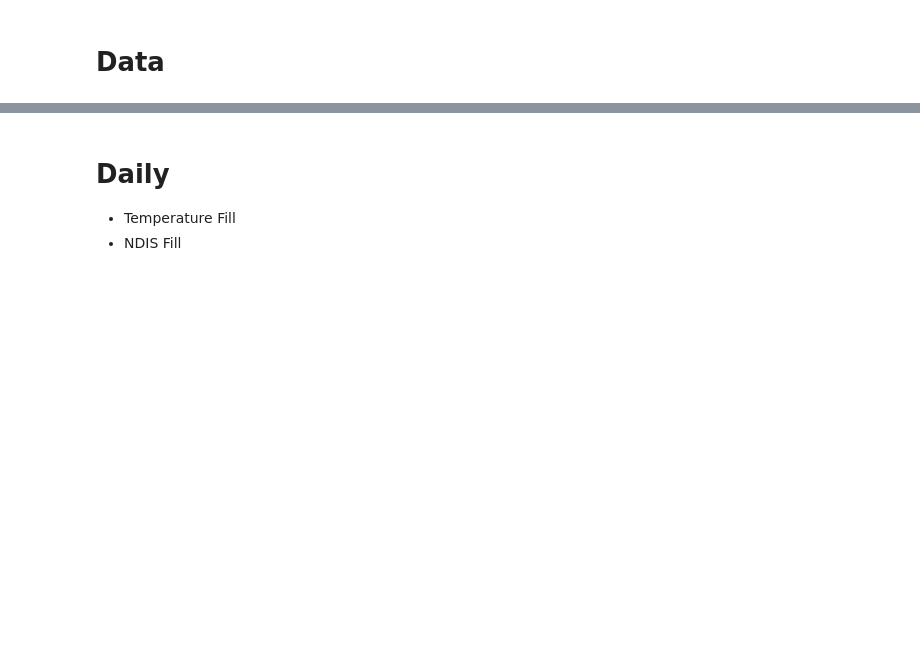
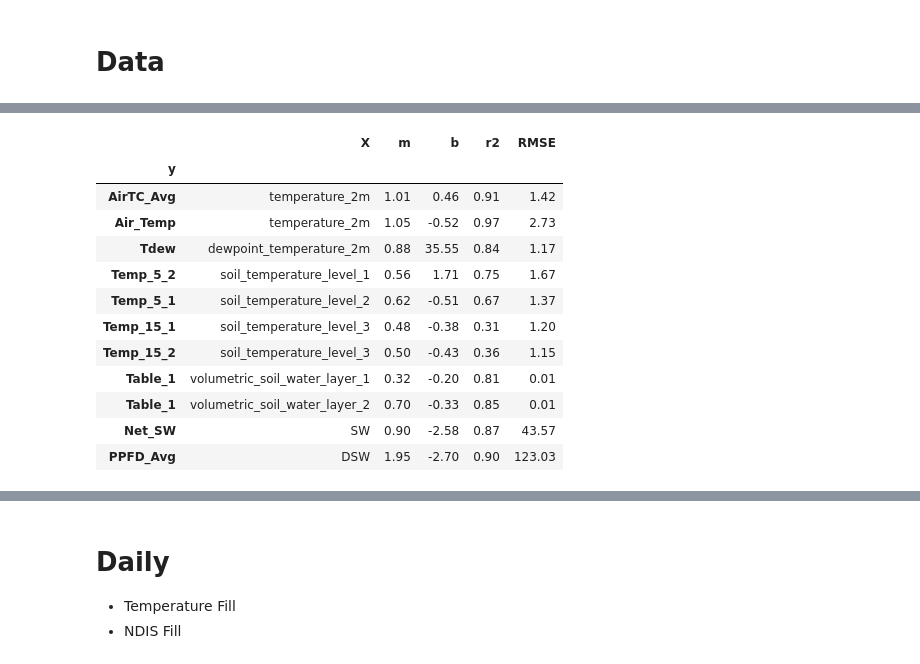
Before and after one commit to June-Skeeter/FishIsland_Flux_Analysis, a Jupyter notebook: FluxProcessing/FishIsland_AWS_Temporal_Upscale.ipynb, the cells around one changed output, grey strips where cells are left out. Cells and saved outputs as stored; diff of their text form; code cells hidden in the pictures; blank space fills up the shorter version.

```diff
--- a/FluxProcessing/FishIsland_AWS_Temporal_Upscale.ipynb
+++ b/FluxProcessing/FishIsland_AWS_Temporal_Upscale.ipynb
@@ -733,0 +621,12 @@ Data['MM-DD'] = Data.index.strftime('%m-%d')
+# %%
+a,b='AirTC_Avg','Air_Temp'
+DNA = Data[[a,b]].dropna()
+print(metrics.r2_score(DNA[a],DNA[b]))
+print(metrics.mean_squared_error(DNA[a],DNA[b])**.5)
+
+plt.figure()
+plt.scatter(DNA[a],DNA[b])
+plt.plot([DNA[a].min(),DNA[a].max()],[DNA[a].min(),DNA[a].max()],color='k')
+plt.grid()
+
+print((DNA[a]-DNA[b]).mean())
@@ -733,0 +639,71 @@ Data['MM-DD'] = Data.index.strftime('%m-%d')
+# %%
+InSitu = ['AirTC_Avg','Air_Temp','Tdew',#'Rainfall',
+#           'wind_speed',#'Wind_Speed',#,'H','NR_Wm2_Avg',
+          'Temp_5_2','Temp_5_1','Temp_15_1','Temp_15_2',
+          'Table_1','Table_1',
+            'Net_SW','PPFD_Avg'
+         ]
+ERA5 = ['temperature_2m','temperature_2m','dewpoint_temperature_2m',
+#         'Wind_10m',#'Wind_10m',#,'HH','RN',
+        'soil_temperature_level_1','soil_temperature_level_2','soil_temperature_level_3','soil_temperature_level_3',
+        'volumetric_soil_water_layer_1',
+        'volumetric_soil_water_layer_2',
+        'SW','DSW'
+       ]
+
+Sry = {
+    'y':[],
+    'X':[],
+    'm':[],
+    'b':[],
+    'r2':[],
+    'RMSE':[],
+}
+
+for y,x in zip(InSitu,ERA5):
+    Sry['X'].append(x)
+    X = [x]
+    DNA=Data[[y]+X].dropna()
+    Sry['y'].append(y)
+    X2 = sm.add_constant(DNA[X], has_constant='add')
+    est = sm.OLS(DNA[y], X2)
+    est = est.fit()
+    Sry['r2'].append(est.rsquared_adj)
+    Sry['b'].append(est.params['const'])
+    Sry['m'].append(est.params[x])
+
+
+    DNA['P'] = est.predict(X2)
+    Sry['RMSE'].append(metrics.mean_squared_error(DNA[y],DNA['P'])**.5)
+
+    if y == 'Air_Temp' or y == 'wind_speed' or y == 'Tdew':
+
+        print(y)
+        print('Scale')
+        print(y+'_ERA5_Scaled')
+        print(est.summary())
+        Data[y+'_ERA5_Scaled'] = est.predict(Data[['const']+X])
+
+
+fig,ax = plt.subplots(figsize=(4,4))
+ax.scatter(Data['temperature_2m'],Data['Air_Temp'])
+ax.scatter(Data['temperature_2m'],Data['Air_Temp_ERA5_Scaled'])
+
+
+Data['Air_Temp_K']=Data['Air_Temp']+ 273.15
+Data['AirTC_K']=Data['AirTC_Avg']+ 273.15
+for m in [6,7,8,9]:
+    print((Data.loc[((Data.index.month==m)&
+                (Data['Tdew_ERA5_Scaled']>Data['Air_Temp_K'])),
+               'Air_Temp_K'].count()/Data.loc[((Data.index.month==m)),'Air_Temp_K'].count()*100).round(0))
+
+print((Data.loc[((Data.index.month>=6)&(Data.index.month<=9)&
+            (Data['Tdew_ERA5_Scaled']>Data['Air_Temp_K'])),
+           'Air_Temp_K'].count()/Data.loc[((Data.index.month>=6)&(Data.index.month<=9)),'Air_Temp_K'].count()*100).round(0))
+Data.loc[Data['Tdew_ERA5_Scaled']>Data['Air_Temp_K'],'Tdew_ERA5_Scaled'] = Data.loc[Data['Tdew_ERA5_Scaled']>Data['Air_Temp_K'],'Air_Temp_K']
+
+
+Summary = pd.DataFrame(Sry)
+Summary = Summary.set_index('y')
+Summary.round(2)
+# %% [output]
@@ -733,0 +734,13 @@ Data['MM-DD'] = Data.index.strftime('%m-%d')
+|  | X | m | b | r2 | RMSE |
+| y |  |  |  |  |  |
+| AirTC_Avg | temperature_2m | 1.01 | 0.46 | 0.91 | 1.42 |
+| Air_Temp | temperature_2m | 1.05 | -0.52 | 0.97 | 2.73 |
+| Tdew | dewpoint_temperature_2m | 0.88 | 35.55 | 0.84 | 1.17 |
+| Temp_5_2 | soil_temperature_level_1 | 0.56 | 1.71 | 0.75 | 1.67 |
+| Temp_5_1 | soil_temperature_level_2 | 0.62 | -0.51 | 0.67 | 1.37 |
+| Temp_15_1 | soil_temperature_level_3 | 0.48 | -0.38 | 0.31 | 1.20 |
+| Temp_15_2 | soil_temperature_level_3 | 0.50 | -0.43 | 0.36 | 1.15 |
+| Table_1 | volumetric_soil_water_layer_1 | 0.32 | -0.20 | 0.81 | 0.01 |
+| Table_1 | volumetric_soil_water_layer_2 | 0.70 | -0.33 | 0.85 | 0.01 |
+| Net_SW | SW | 0.90 | -2.58 | 0.87 | 43.57 |
+| PPFD_Avg | DSW | 1.95 | -2.70 | 0.90 | 123.03 |
```
Also changed, not shown: parts of 103 cells of this notebook, 9 other files.
